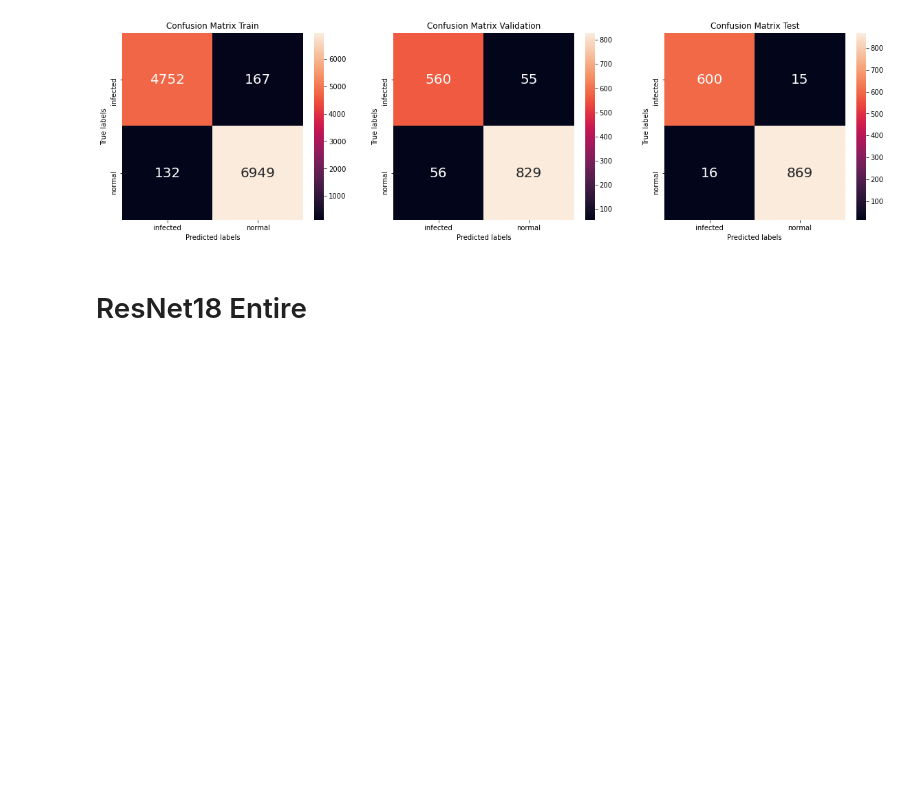
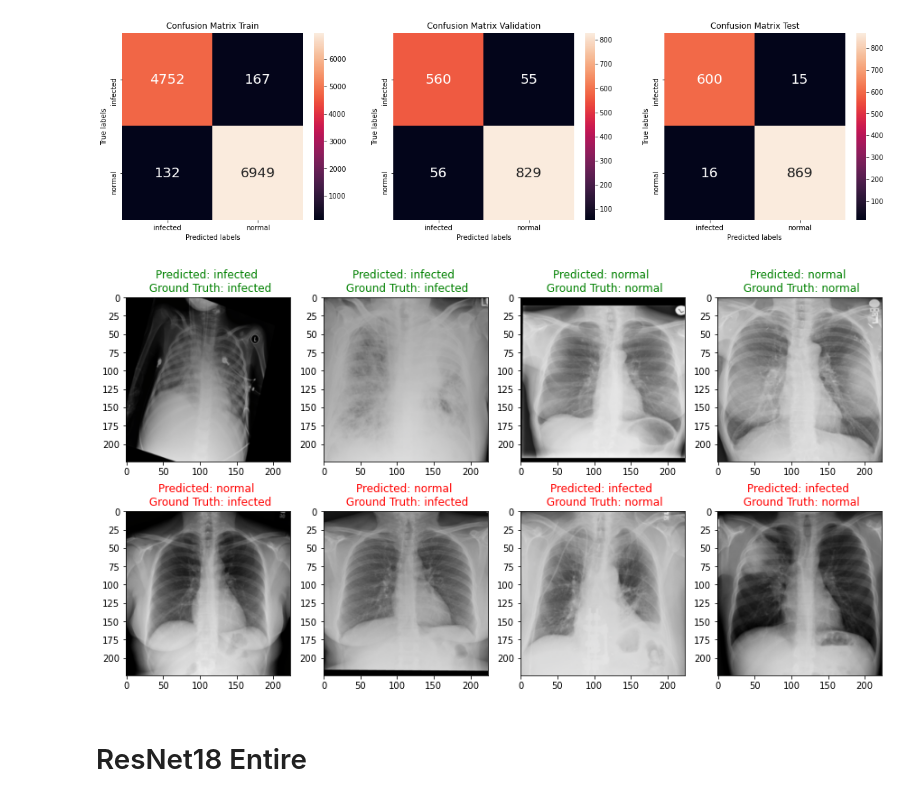
Before and after one commit to shafeeq07/MSDS19078_COVID19_DLSpring2020, a Jupyter notebook: covid19_classification.ipynb, the cells around one changed output. Saved outputs shown, nothing was run; the diff lists cells and outputs as text; code cells hidden in the pictures; blank space fills up the shorter version.

```diff
--- a/covid19_classification.ipynb
+++ b/covid19_classification.ipynb
@@ -1680,6 +1736,11 @@ Train Accuracy: 0.9751 | F1 Score: 0.9789
 Validation Accuracy: 0.9260 | F1 Score: 0.9373
 Test Accuracy: 0.9793 | F1 Score: 0.9825
 [figure]
+# %%
+testloader = torch.utils.data.DataLoader(test_data, batch_size=1, shuffle=True, num_workers=NUM_WORKERS)
+best_worst_clasified_images(test_model, testloader)
+# %% [output]
+[figure, added]
 # %% [markdown]
 # ResNet18 Entire
 # %%
```
Also changed, not shown: parts of 5 cells of this notebook, 5 other files.
